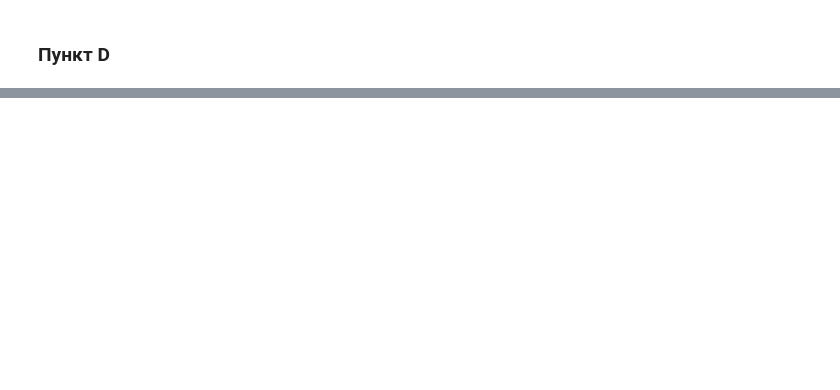
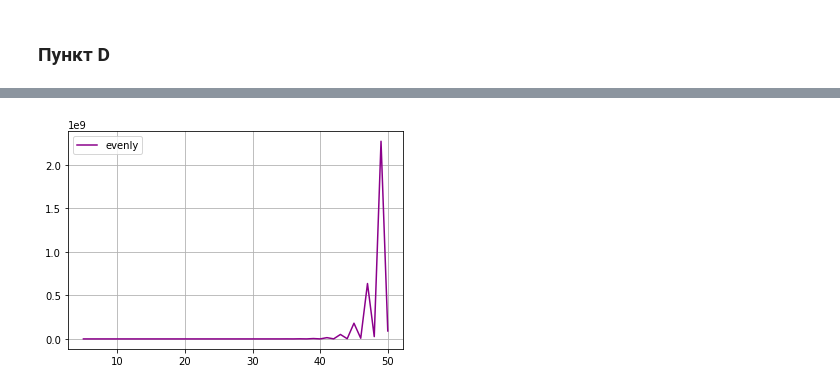
Before and after one commit to kot239/numerical-methods, a Jupyter notebook: ТарабондаГ-3.ipynb, the cells around one changed output, grey strips where cells are left out. Cells and saved outputs as stored; diff of their text form; code cells hidden in the pictures; blank space fills up the shorter version.

```diff
--- a/ТарабондаГ-3.ipynb
+++ b/ТарабондаГ-3.ipynb
@@ -102,0 +122,26 @@ SyntaxError: invalid syntax (<ipython-input-9-455680ca2399>, line 1)
+# %%
+def find_max_error_of_func_m(x_l: float, x_r: float, N: int) -> float:
+    xs, fs = lagrange_polynome_m(x_l, x_r, N)
+    X = np.linspace(x_l, x_r, 1000)
+    F = [abs(count_lagrange(xs, fs, x) - abs(x - 1)) for x in X]
+    return max(F)
+
+def lagrange_polynome_chebyshev_m(x0: float, N: int) -> Tuple[List[float], List[float]]:
+    xs = [x0 + np.cos((np.pi * (2 * i + 1)) / (2 * N)) for i in range(N)]
+    fs = [abs(x - 1) for x in xs]
+    return (xs, fs)
+
+def find_max_error_of_func_chebyshev_m(x0: float, N: int) -> float:
+    xs, fs = lagrange_polynome_chebyshev_m(x0, N)
+    X = np.linspace(x0 - 1, x0 + 1, 1000)
+    F = [abs(count_lagrange(xs, fs, x) - abs(x - 1)) for x in X]
+    return max(F)
+# %%
+xm = 1
+max_errors_m_2 = [find_max_error_of_func_m(xm - 1, xm + 1, N) for N in Ns]
+plt.plot(Ns, max_errors_m_2, color='darkmagenta', label='evenly')
+plt.grid()
+plt.legend()
+plt.show()
+# %% [output]
+[figure, added]
```
Also changed, not shown: parts of 15 cells of this notebook.
